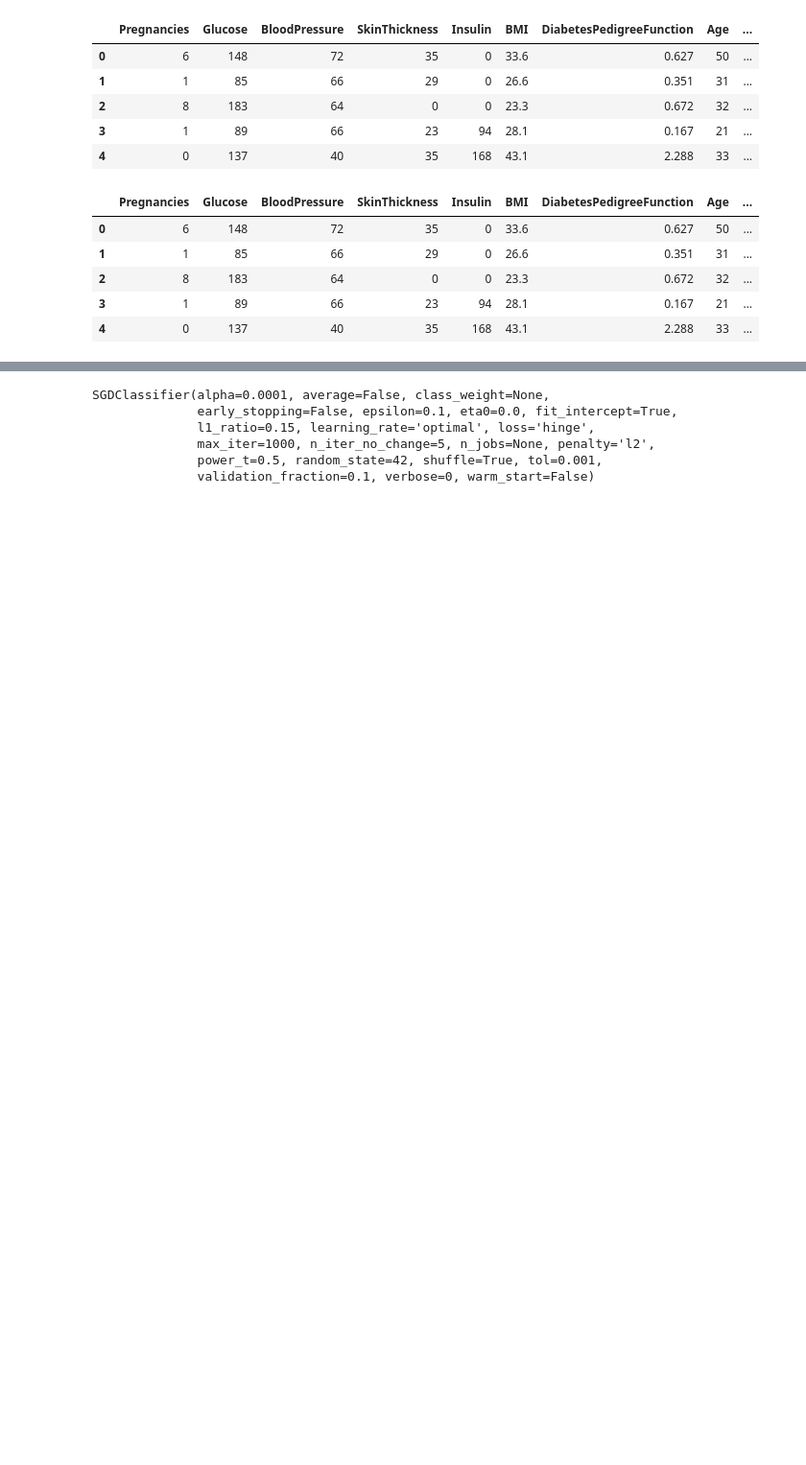
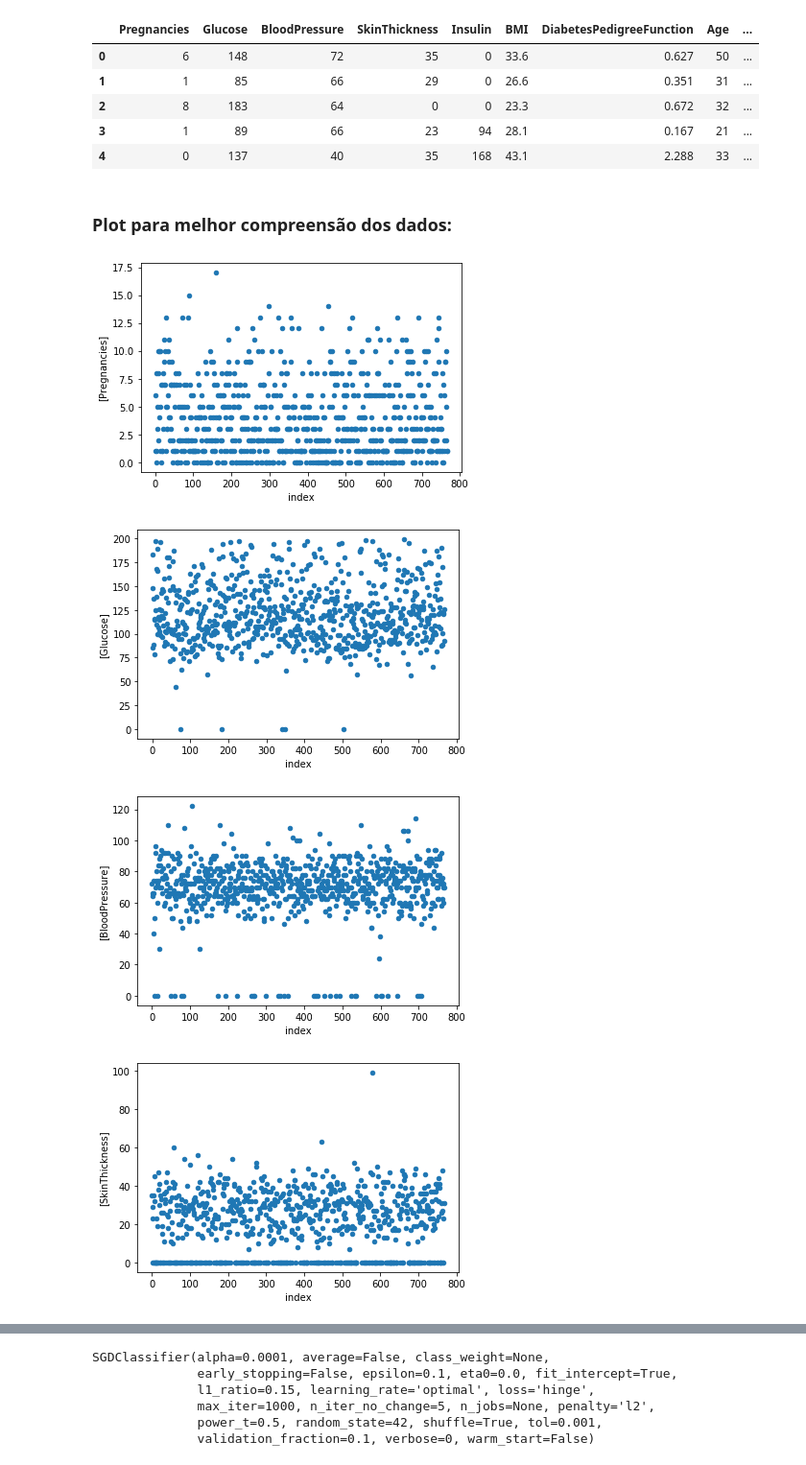
Before and after one commit to vitorbezerra/Aprendizagem-estatistica-classificacao, a Jupyter notebook: Exercicios/Cristiano/exercicio_cristiano_indians.ipynb, the cells around one changed output, grey strips where cells are left out. Shown at 96% size. Cells and saved outputs as stored; diff of their text form; code cells hidden in the pictures; blank space fills up the shorter version.

```diff
--- a/Exercicios/Cristiano/exercicio_cristiano_indians.ipynb
+++ b/Exercicios/Cristiano/exercicio_cristiano_indians.ipynb
@@ -1,7 +13,6 @@
 # %%
-import pandas as pd
-
-df = pd.read_csv("pima-indians-diabetes.data.csv")
+df          = pd.read_csv("pima-indians-diabetes.data.csv")
+df['index'] = df.index
 df.head()
 # %% [output]
 |  | Pregnancies | Glucose | BloodPressure | SkinThickness | Insulin | BMI | DiabetesPedigreeFunction | Age | ... |
@@ -10,19 +21,13 @@ df.head()
 | 2 | 8 | 183 | 64 | 0 | 0 | 23.3 | 0.672 | 32 | ... |
 | 3 | 1 | 89 | 66 | 23 | 94 | 28.1 | 0.167 | 21 | ... |
 | 4 | 0 | 137 | 40 | 35 | 168 | 43.1 | 2.288 | 33 | ... |
-# %%
-from sklearn.linear_model import SGDClassifier
-from sklearn.model_selection import train_test_split
-from sklearn import preprocessing
-
-display(df.head())
-
-X = df.drop(['Class'], axis=1)
-y = df['Class']
-# %% [output]
-|  | Pregnancies | Glucose | BloodPressure | SkinThickness | Insulin | BMI | DiabetesPedigreeFunction | Age | ... |
-| 0 | 6 | 148 | 72 | 35 | 0 | 33.6 | 0.627 | 50 | ... |
-| 1 | 1 | 85 | 66 | 29 | 0 | 26.6 | 0.351 | 31 | ... |
-| 2 | 8 | 183 | 64 | 0 | 0 | 23.3 | 0.672 | 32 | ... |
-| 3 | 1 | 89 | 66 | 23 | 94 | 28.1 | 0.167 | 21 | ... |
-| 4 | 0 | 137 | 40 | 35 | 168 | 43.1 | 2.288 | 33 | ... |
+# %% [markdown]
+### Plot para melhor compreensão dos dados:
+# %%
+for i in df:
+    ax = df.reset_index().plot.scatter(x='index', y=[i])
+# %% [output]
+[figure, added]
+[figure, added]
+[figure, added]
+[figure, added]
```
Also changed, not shown: parts of 17 cells of this notebook.
